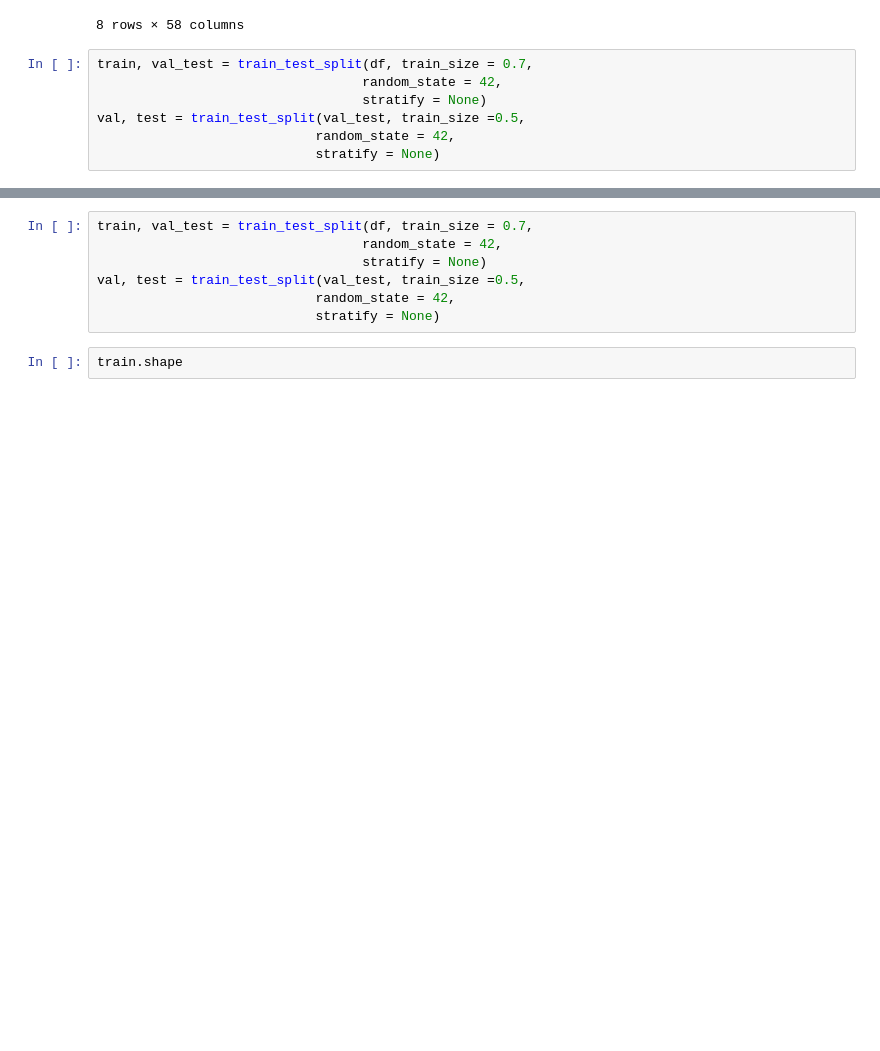
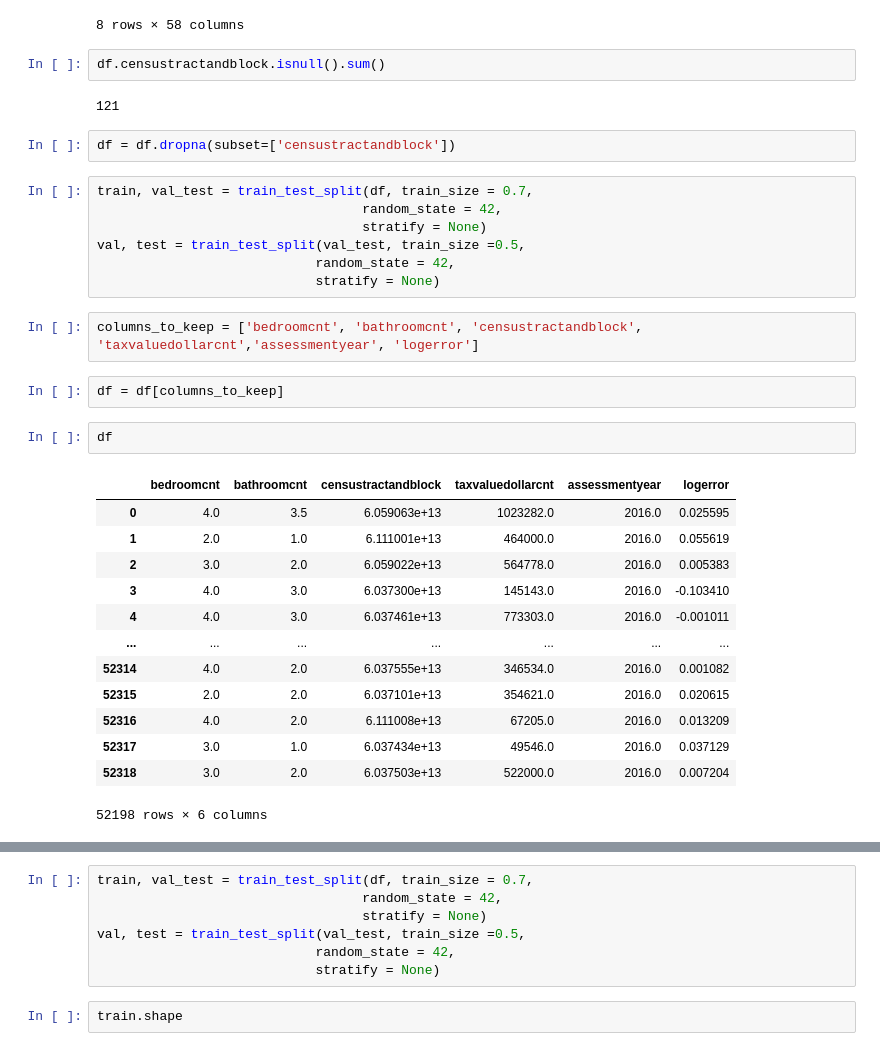
Before and after one commit to Thoai-Adam/Clustering-Exercises, a Jupyter notebook: explore_zillow.ipynb, the cells around one changed output, grey strips where cells are left out. Saved outputs shown, nothing was run; the diff lists cells and outputs as text; blank space fills up the shorter version.

```diff
--- a/explore_zillow.ipynb
+++ b/explore_zillow.ipynb
@@ -31,6 +32,12 @@ df.describe()
 | 75% | 2.241248e+06 | 1.413036e+07 | 1.000000 | 7.00000 | 809.500000 | 3.000000 | 4.000000 | ... |
 | max | 2.982270e+06 | 1.676878e+08 | 13.000000 | 21.00000 | 3560.000000 | 18.000000 | 14.000000 | ... |
 8 rows × 58 columns
+# %%
+df.censustractandblock.isnull().sum()
+# %% [output]
+121
+# %%
+df = df.dropna(subset=['censustractandblock'])
 # %%
 train, val_test = train_test_split(df, train_size = 0.7,
                                   random_state = 42,
@@ -38,5 +45,25 @@ train, val_test = train_test_split(df, train_size = 0.7,
 val, test = train_test_split(val_test, train_size =0.5,
                             random_state = 42,
                             stratify = None)
+# %%
+columns_to_keep = ['bedroomcnt', 'bathroomcnt', 'censustractandblock', 'taxvaluedollarcnt','assessmentyear', 'logerror']
+# %%
+df = df[columns_to_keep]
+# %%
+df
+# %% [output]
+|  | bedroomcnt | bathroomcnt | censustractandblock | taxvaluedollarcnt | assessmentyear | logerror |
+| 0 | 4.0 | 3.5 | 6.059063e+13 | 1023282.0 | 2016.0 | 0.025595 |
+| 1 | 2.0 | 1.0 | 6.111001e+13 | 464000.0 | 2016.0 | 0.055619 |
+| 2 | 3.0 | 2.0 | 6.059022e+13 | 564778.0 | 2016.0 | 0.005383 |
+| 3 | 4.0 | 3.0 | 6.037300e+13 | 145143.0 | 2016.0 | -0.103410 |
+| 4 | 4.0 | 3.0 | 6.037461e+13 | 773303.0 | 2016.0 | -0.001011 |
+| ... | ... | ... | ... | ... | ... | ... |
+| 52314 | 4.0 | 2.0 | 6.037555e+13 | 346534.0 | 2016.0 | 0.001082 |
+| 52315 | 2.0 | 2.0 | 6.037101e+13 | 354621.0 | 2016.0 | 0.020615 |
+| 52316 | 4.0 | 2.0 | 6.111008e+13 | 67205.0 | 2016.0 | 0.013209 |
+| 52317 | 3.0 | 1.0 | 6.037434e+13 | 49546.0 | 2016.0 | 0.037129 |
+| 52318 | 3.0 | 2.0 | 6.037503e+13 | 522000.0 | 2016.0 | 0.007204 |
+52198 rows × 6 columns
 # %% [markdown]
 ### Hypothesis questions
```
Also changed, not shown: parts of 35 cells of this notebook, 1 other file.
